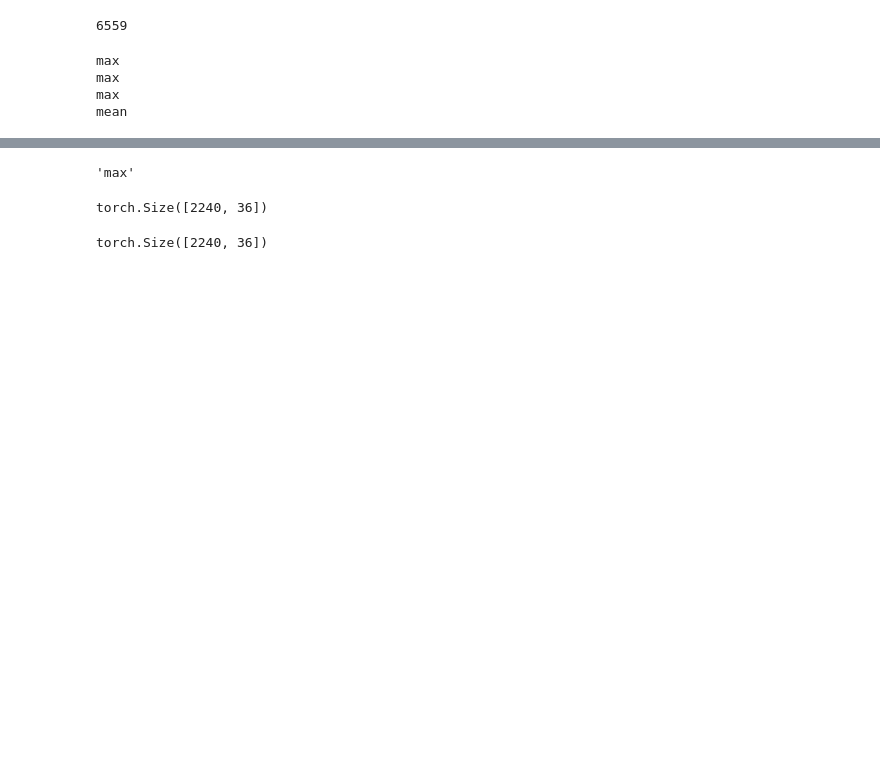
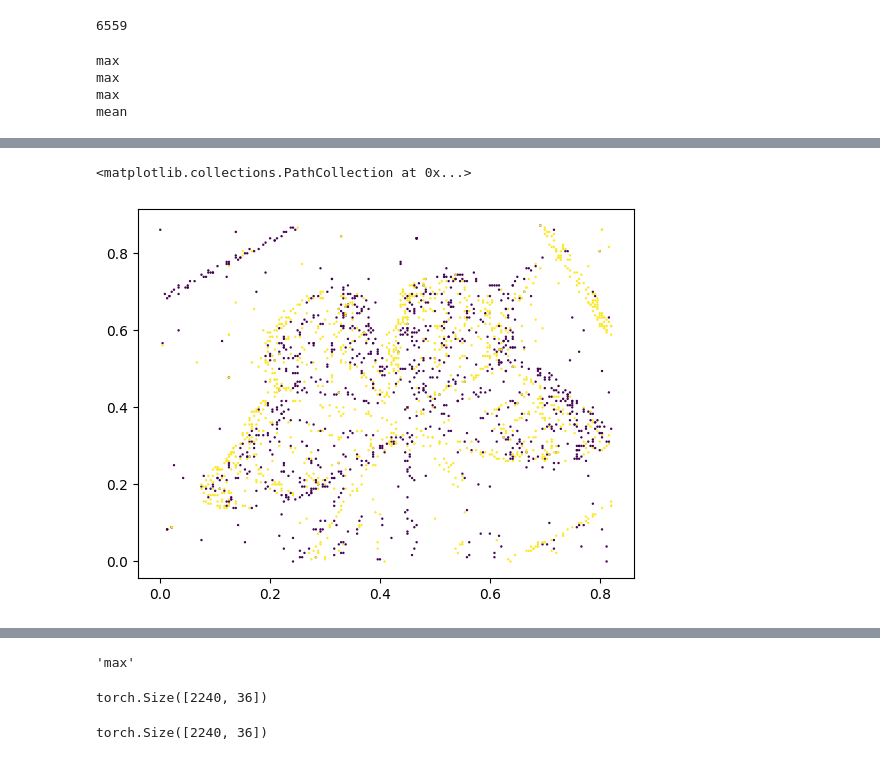
Before and after one commit to KevinHOARAU974/event_graph_aegnn, a Jupyter notebook: SparseYolox.ipynb, the cells around one changed output, grey strips where cells are left out. Cells and saved outputs as stored; diff of their text form; code cells hidden in the pictures; blank space fills up the shorter version.

```diff
--- a/SparseYolox.ipynb
+++ b/SparseYolox.ipynb
@@ -115,22 +112,31 @@ UniformSampling()
 # %%
-        batch_list = []
+batch_list = []
 
-        for b in range(data.num_graphs):
-            graph = data.get_example(b)
-            N = graph.num_nodes
+for b in range(data.num_graphs):
 
-            # Random cluster center selection
-            # chosen_nodes = np.random.choice(np.arange(N), self.n_sample, replace=False)
-            # chosen_nodes = torch.from_numpy(np.sort(chosen_nodes)).to(device)
-            # anchor_coords = graph.pos[chosen_nodes]
+    graph = data.get_example(b)
+    N = graph.num_nodes
 
-            chosen_nodes = torch.linspace(0, N-1, steps=block.pooling.n_sample, dtype=int)
-            anchor_coords = graph.pos[chosen_nodes]
+    # Random cluster center selection
+    chosen_nodes = np.random.choice(np.arange(N), block.pooling.n_sample, replace=False)
+    chosen_nodes = torch.from_numpy(np.sort(chosen_nodes)).to(device)
+    anchor_coords = graph.pos[chosen_nodes]
 
-            # Distance matrix, shape (N x self.n_sample)
-            dist_mat = (graph.pos[:, None] - anchor_coords[None]).norm(dim=-1)
+    # Distance matrix, shape (N x self.n_sample)
+    dist_mat = (anchor_coords[:, None] - anchor_coords[None]).norm(dim=-1)
 
-            # Calculate node assignment to the closest anchor node
-            assignments = torch.argmin(dist_mat, dim=-1)
+    feature_dict = dict(
+        x=graph.x[chosen_nodes],
+        pos=anchor_coords,
+        width=graph.width,
+        height=graph.height,
+        time_window=graph.time_window
+    )
 
-            break
+    if block.pooling.save_dist:
+        feature_dict.update({'dist_mat': dist_mat})
+
+    new_graph = Data(**feature_dict)
+    batch_list.append(new_graph)
+
+data_batch = Batch.from_data_list(batch_list)
@@ -136,0 +213,6 @@ UniformSampling()
+# %%
+x, y = anchor_coords[:, 0].cpu().numpy(), anchor_coords[:, 1].cpu().numpy()
+plt.scatter(x, y, s=0.5, c=g.x[chosen_nodes].cpu().numpy())
+# %% [output]
+<matplotlib.collections.PathCollection at 0x...>
+[figure, added]
```
Also changed, not shown: parts of 36 cells of this notebook, 5 other files.
